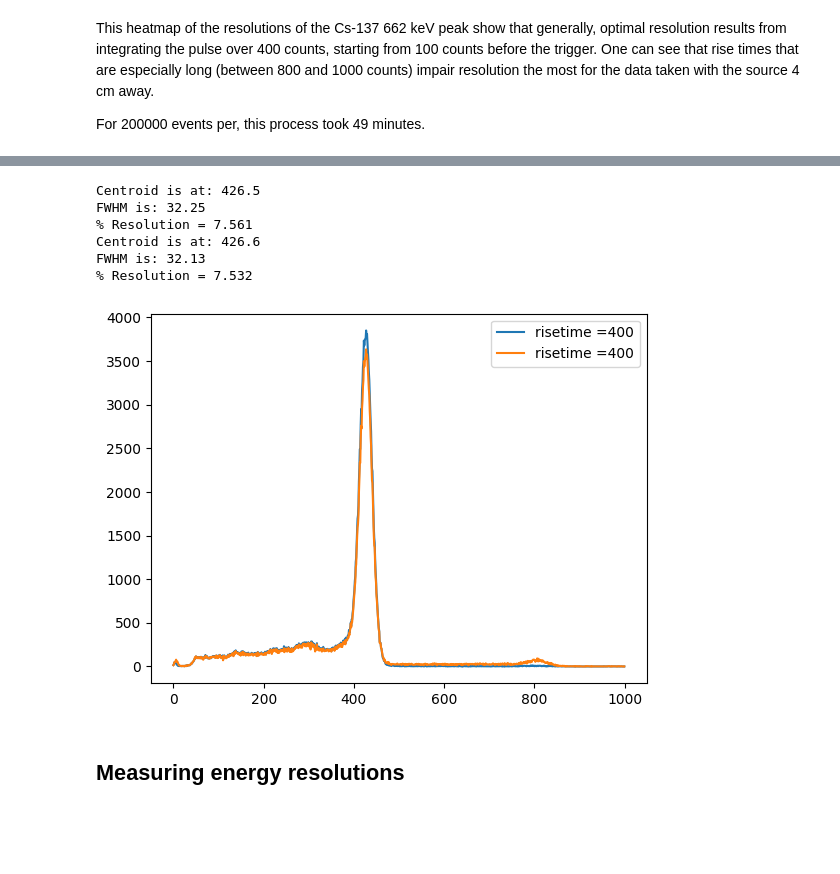
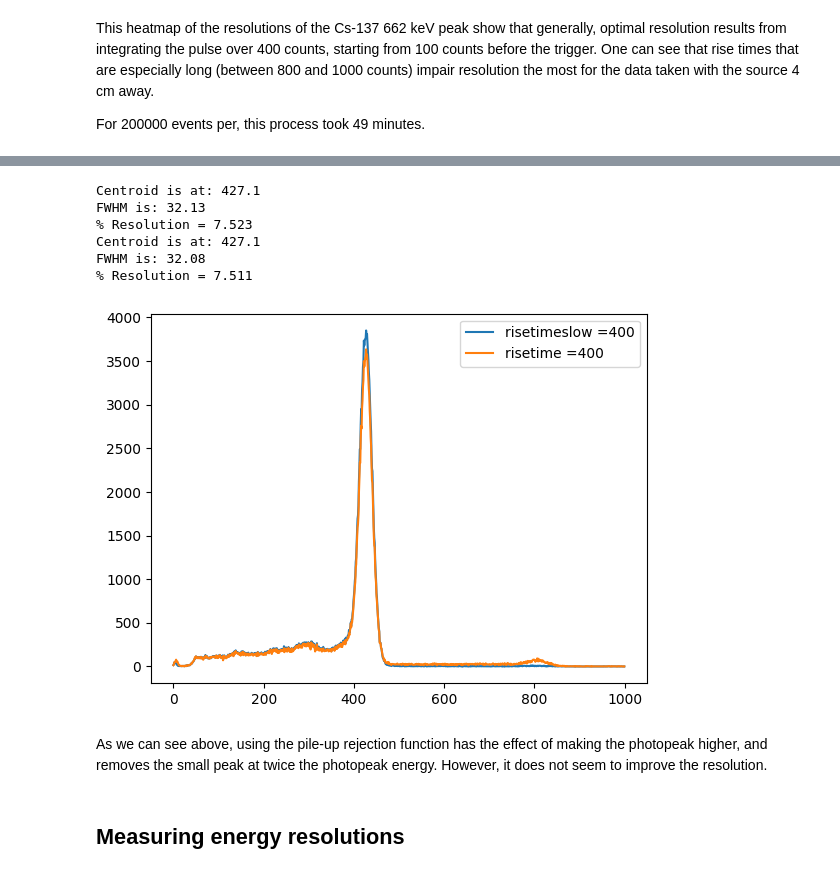
Before and after one commit to UCB-NE-204-2022/Devin_Thatcher_NE204, a Jupyter notebook: Lab2/Jupyter/NE204Lab2.ipynb, the cells around one changed output, grey strips where cells are left out. Saved outputs shown, nothing was run; the diff lists cells and outputs as text; code cells hidden in the pictures; blank space fills up the shorter version.

Commit message:
improved pileup rejection

```diff
--- a/Lab2/Jupyter/NE204Lab2.ipynb
+++ b/Lab2/Jupyter/NE204Lab2.ipynb
@@ -300,18 +304,20 @@ For 200000 events per, this process took 49 minutes.
 # %%
 filelocation = r"C:\Users\devth\Documents\NE204Offline\Inorganic\NaI_Cs137_4cm_30.h5"
-risetimefast = 50
+risetimefast = 100
 risetimeslow = 1000
 events = 200000
 
-spectra = CreateSpectra_reject(filelocation, events, preTrgrDly, risetimefast, risetimeslow)
+spectra, rejectedpulses = CreateSpectra_reject(filelocation, events, preTrgrDly, risetimefast, risetimeslow)
 hist, bins = np.histogram(spectra, bins = 1000, range = (0, 200000))
-plt.plot(range(np.size(hist)), hist, label="risetime =" + str(risetimeslow))
+plt.plot(range(np.size(hist)), hist, label="risetimeslow =" + str(risetimeslow))
 Xranges, coefficients, numberofpeaks, FWHMs = PeakInfo(hist, peakdistance, prominencefactor)
 for i in range(numberofpeaks):
     #plt.plot(Xranges[i], Gaussian(Xranges[i], *coefficients[i]), label="peak " + str(i+1))
     print("Centroid is at: " + str(coefficients[i][1])[:5])
-    print("FWHM is: " + str(FWHMs[i])[:5])
-    print("% Resolution = " + str(100*FWHMs[i]/coefficients[i][1])[:5])
+    print("FWHM is: " + str(2.35*coefficients[i][2])[:5])
+    print("% Resolution = " + str(100*2.35*coefficients[i][2]/coefficients[i][1])[:5] + "\n")
+print("Number of rejected pulses = " + str(rejectedpulses))
+print("Percent rejected = " + str(100*rejectedpulses/events) + "\n")
 
 risetime = 1000
 
@@ -322,8 +328,8 @@ Xranges, coefficients, numberofpeaks, FWHMs = PeakInfo(hist, peakdistance, promi
 for i in range(numberofpeaks):
     #plt.plot(Xranges[i], Gaussian(Xranges[i], *coefficients[i]), label="peak " + str(i+1))
     print("Centroid is at: " + str(coefficients[i][1])[:5])
-    print("FWHM is: " + str(FWHMs[i])[:5])
-    print("% Resolution = " + str(100*FWHMs[i]/coefficients[i][1])[:5])
+    print("FWHM is: " + str(2.35*coefficients[i][2])[:5])
+    print("% Resolution = " + str(100*2.35*coefficients[i][2]/coefficients[i][1])[:5] + "\n")
 
 plt.legend(loc='upper right')
 plt.show()
@@ -338,40 +338,44 @@ FWHM is: 33.91
 # %%
 filelocation = r"C:\Users\devth\Documents\NE204Offline\Inorganic\NaI_Cs137_4cm_30.h5"
 risetimefast = 50
 risetimeslow = 400
 
-spectra = CreateSpectra_reject(filelocation, events, preTrgrDly, risetimefast, risetimeslow)
+spectra, rejectedpulses = CreateSpectra_reject(filelocation, events, preTrgrDly, risetimefast, risetimeslow)
 hist, bins = np.histogram(spectra, bins = 1000, range = (0, 200000))
-plt.plot(range(np.size(hist)), hist, label="risetime =" + str(risetimeslow))
+plt.plot(range(np.size(hist)), hist, label="risetimeslow =" + str(risetimeslow))
 Xranges, coefficients, numberofpeaks, FWHMs = PeakInfo(hist, peakdistance, prominencefactor)
 for i in range(numberofpeaks):
     #plt.plot(Xranges[i], Gaussian(Xranges[i], *coefficients[i]), label="peak " + str(i+1))
     print("Centroid is at: " + str(coefficients[i][1])[:5])
-    print("FWHM is: " + str(FWHMs[i])[:5])
-    print("% Resolution = " + str(100*FWHMs[i]/coefficients[i][1])[:5])
+    print("FWHM is: " + str(2.35*coefficients[i][2])[:5])
+    print("% Resolution = " + str(100*2.35*coefficients[i][2]/coefficients[i][1])[:5] + "\n")
+print("Number of rejected pulses = " + str(rejectedpulses))
+print("Percent rejected = " + str(100*rejectedpulses/events) + "\n")
 
 risetime = 400
 
 spectra = CreateSpectra(filelocation, events, preTrgrDly, risetime)
 hist, bins = np.histogram(spectra, bins = 1000, range = (0, 200000))
 plt.plot(range(np.size(hist)), hist, label="risetime =" + str(risetime))
 Xranges, coefficients, numberofpeaks, FWHMs = PeakInfo(hist, peakdistance, prominencefactor)
 for i in range(numberofpeaks):
     #plt.plot(Xranges[i], Gaussian(Xranges[i], *coefficients[i]), label="peak " + str(i+1))
     print("Centroid is at: " + str(coefficients[i][1])[:5])
-    print("FWHM is: " + str(FWHMs[i])[:5])
-    print("% Resolution = " + str(100*FWHMs[i]/coefficients[i][1])[:5])
+    print("FWHM is: " + str(2.35*coefficients[i][2])[:5])
+    print("% Resolution = " + str(100*2.35*coefficients[i][2]/coefficients[i][1])[:5] + "\n")
 
 plt.legend(loc='upper right')
 plt.show()
 # %% [output]
-Centroid is at: 426.5
-FWHM is: 32.25
-% Resolution = 7.561
-Centroid is at: 426.6
+Centroid is at: 427.1
 FWHM is: 32.13
-% Resolution = 7.532
+% Resolution = 7.523
+Centroid is at: 427.1
+FWHM is: 32.08
+% Resolution = 7.511
-[figure, old version]
+[figure, new version]
+# %% [markdown]
+As we can see above, using the pile-up rejection function has the effect of making the photopeak higher, and removes the small peak at twice the photopeak energy. However, it does not seem to improve the resolution.
 # %% [markdown]
 ## Measuring energy resolutions
 # %%
```
Also changed, not shown: parts of 20 cells of this notebook.
